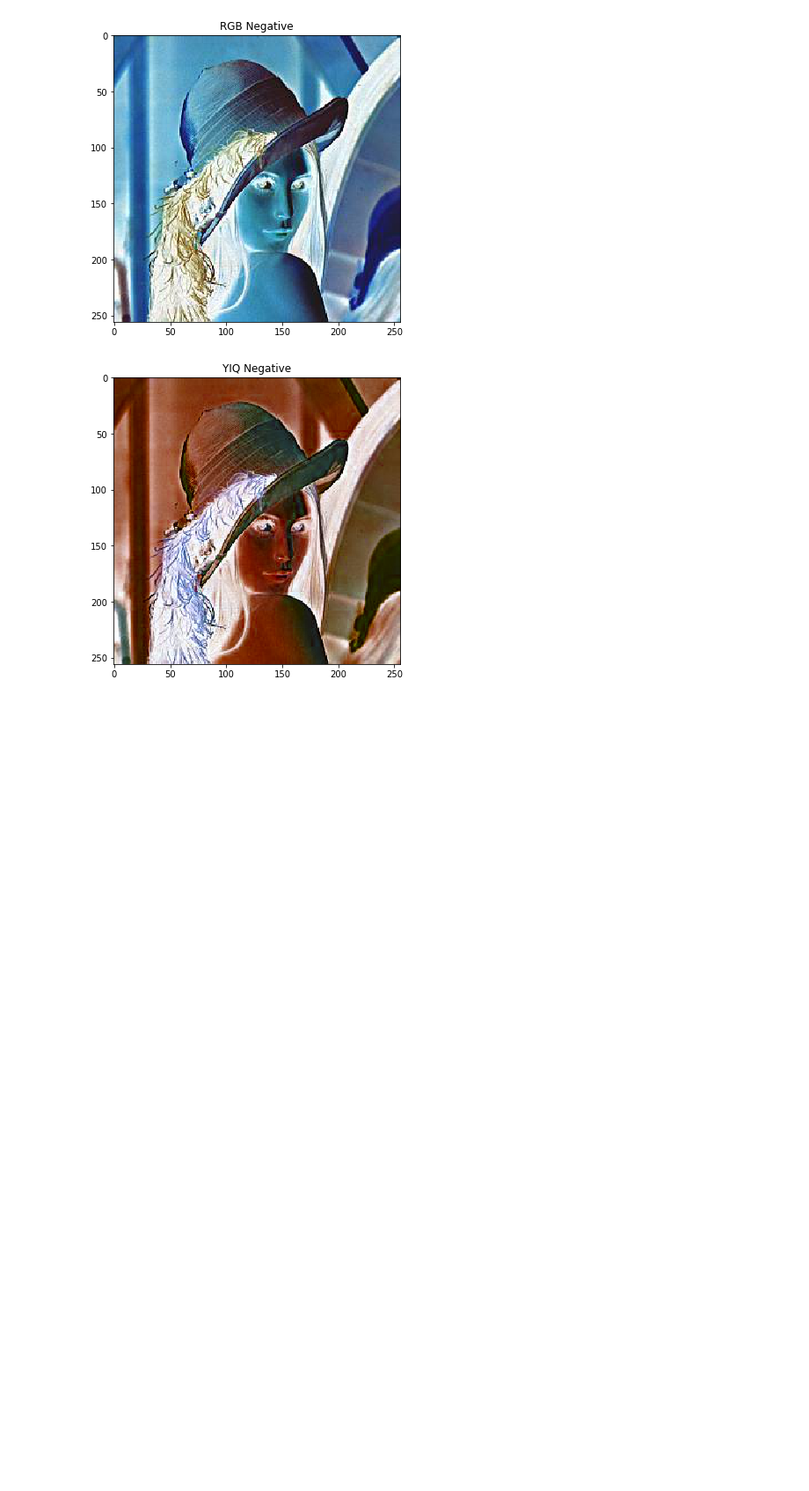
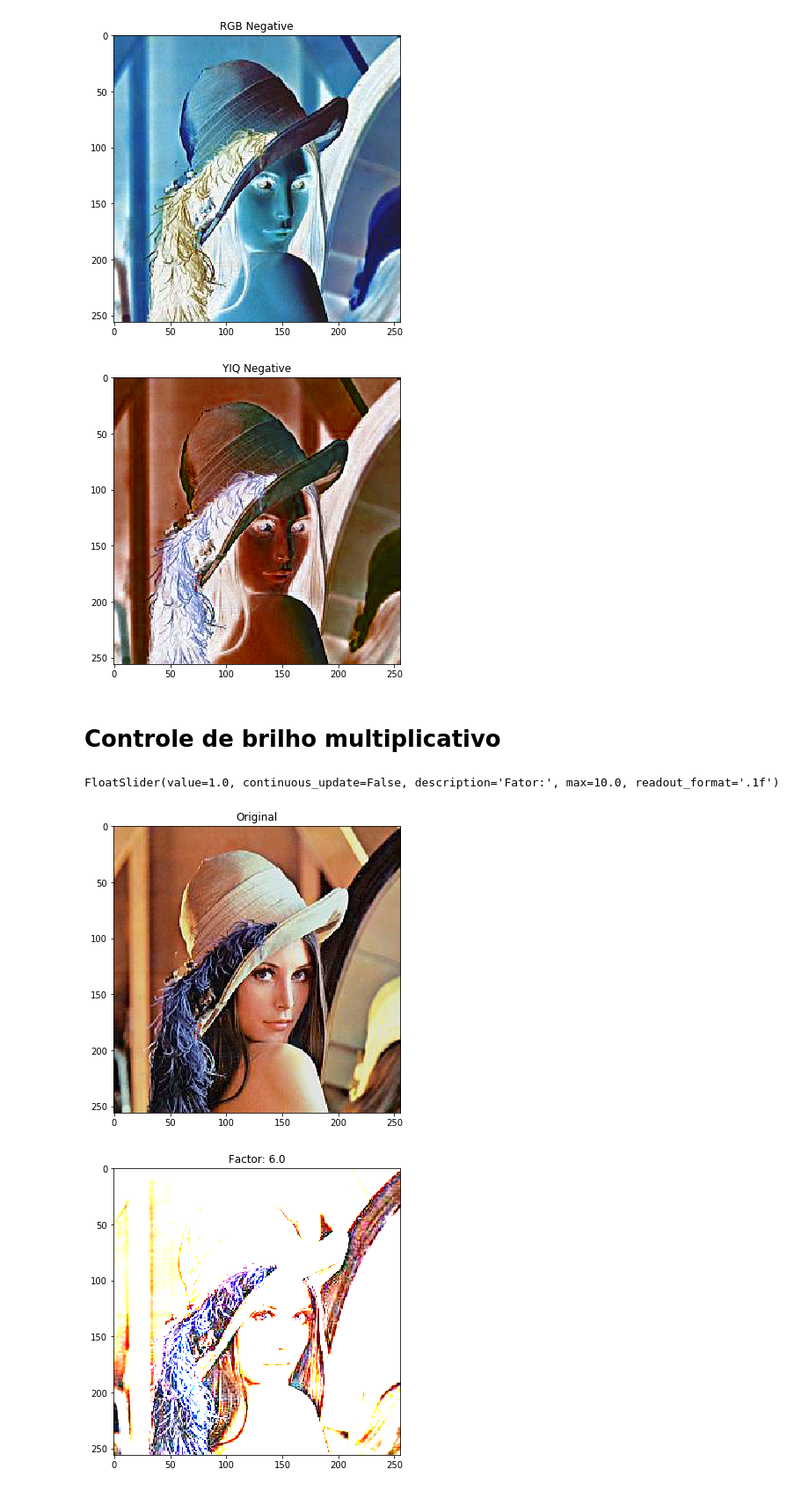
Before and after one commit to bmviniciuss/pdi-2019-1, a Jupyter notebook: project1/project1.ipynb, the cells around one changed output. Shown at 88% size. Saved outputs shown, nothing was run; the diff lists cells and outputs as text; code cells hidden in the pictures; blank space fills up the shorter version.

Commit message:
feat(project1): Controle de brilho multiplicativo

```diff
--- a/project1/project1.ipynb
+++ b/project1/project1.ipynb
@@ -311,3 +311,5 @@ Converting image to YIQ...
 Image successfully converted
 [figure]
 [figure]
+# %% [markdown]
+# Controle de brilho multiplicativo
@@ -313,0 +370,28 @@ Image successfully converted
+# %%
+factor_slider = widgets.FloatSlider(
+    value=1.0,
+    min=0,
+    max=10.0,
+    step=0.1,
+    description='Fator:',
+    disabled=False,
+    continuous_update=False,
+    orientation='horizontal',
+    readout=True,
+    readout_format='.1f',
+)
+
+display(factor_slider)
+
+def on_value_change(change):
+    global factor
+    factor = change['new']
+
+factor_slider.observe(on_value_change, names='value')
+# %% [output]
+FloatSlider(value=1.0, continuous_update=False, description='Fator:', max=10.0, readout_format='.1f')
+# %%
+bright_control(img_array, img_height, img_width, factor)
+# %% [output]
+[figure, added]
+[figure, added]
```
Also changed, not shown: parts of 1 cell of this notebook, 1 other file.
